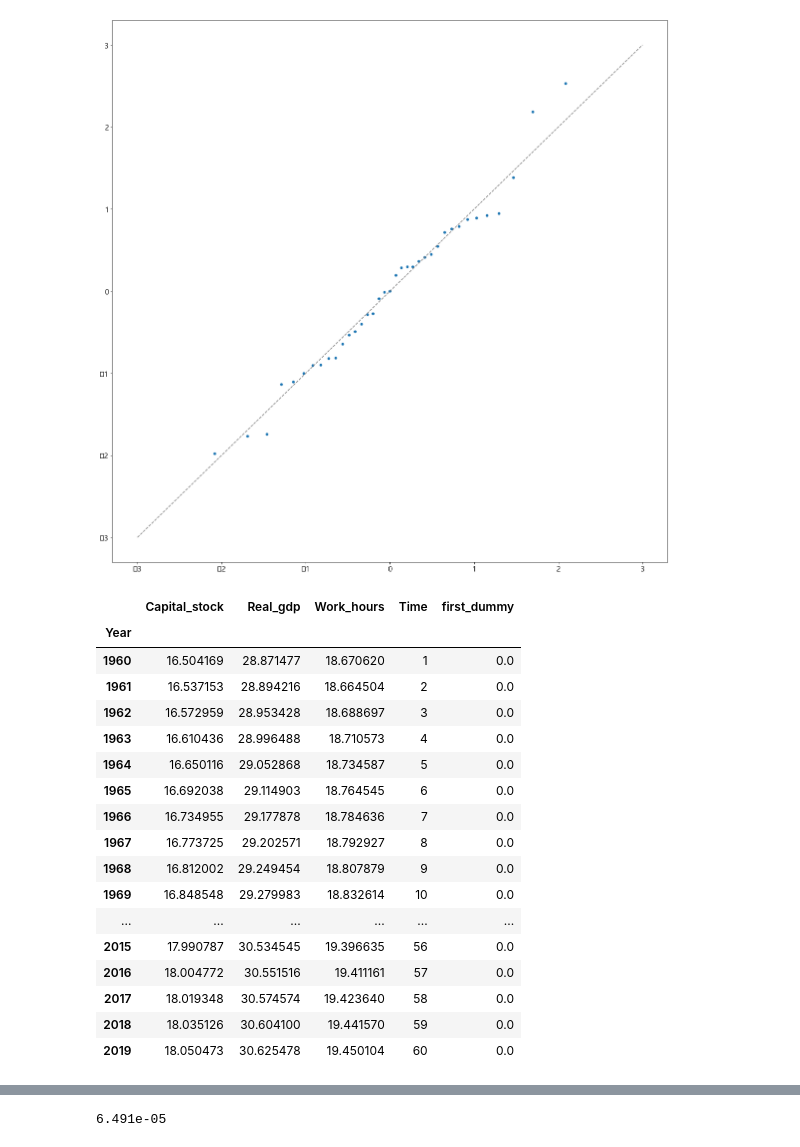
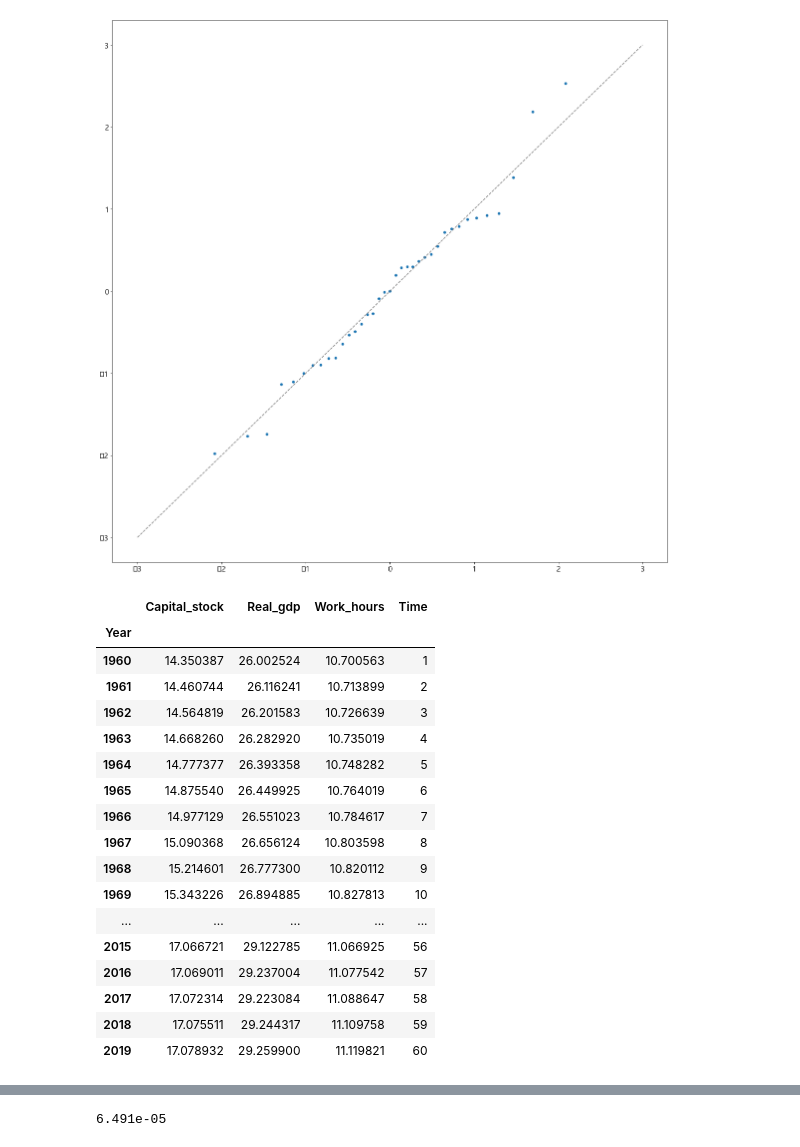
Before and after one commit to jonghwi-kim/Cobb-Douglas-production-function, a Jupyter notebook: regression.ipynb, the cells around one changed output, grey strips where cells are left out. Cells and saved outputs as stored; diff of their text form; code cells hidden in the pictures.

```diff
--- a/regression.ipynb
+++ b/regression.ipynb
@@ -9,6 +12,6 @@ import seaborn as sns
 # %%
-real_gdp_log = pd.read_csv("real_gdp_log.csv", index_col="Year")
-total_work_hours_log = pd.read_csv("total_work_hours_log2.csv", index_col="Year")
-capital_stock_log = pd.read_csv("capital_stock_log.csv", index_col="Year")
+real_gdp_log = pd.read_csv("preprocessed_data/real_gdp_log.csv", index_col="Year")
+total_work_hours_log = pd.read_csv("preprocessed_data/total_work_hours_log.csv", index_col="Year")
+capital_stock_log = pd.read_csv("preprocessed_data/capital_stock_log.csv", index_col="Year")
 
-employment = pd.read_csv("employment.csv", index_col="Year")
+#employment = pd.read_csv("employment.csv", index_col="Year")
@@ -336,29 +722,27 @@ plt.plot([-3, 3], [-3, 3], '--', color='grey')
 [<matplotlib.lines.Line2D at 0x...>]
 [figure]
 # %%
-usa = pd.concat([capital_stock_log['USA'], real_gdp_log['United States'], total_work_hours_log['USA']], axis=1)
-usa.columns = ['Capital_stock', 'Real_gdp', 'Work_hours']
-usa.dropna(axis=0, inplace=True)
-usa['Time'] = (range(1, len(usa)+1))
-usa['first_dummy'] = np.zeros(len(usa))
-usa.at[1982:1984, 'first_dummy'] =1
-usa
+japan = pd.concat([capital_stock_log['Japan'], real_gdp_log['Japan'], np.log(employment['Japan'])], axis=1)
+japan.columns = ['Capital_stock', 'Real_gdp', 'Work_hours']
+japan.dropna(axis=0, inplace=True)
+japan['Time'] = range(1, len(japan)+1)
+japan
 # %% [output]
-|  | Capital_stock | Real_gdp | Work_hours | Time | first_dummy |
-| Year |  |  |  |  |  |
-| 1960 | 16.504169 | 28.871477 | 18.670620 | 1 | 0.0 |
-| 1961 | 16.537153 | 28.894216 | 18.664504 | 2 | 0.0 |
-| 1962 | 16.572959 | 28.953428 | 18.688697 | 3 | 0.0 |
-| 1963 | 16.610436 | 28.996488 | 18.710573 | 4 | 0.0 |
-| 1964 | 16.650116 | 29.052868 | 18.734587 | 5 | 0.0 |
-| 1965 | 16.692038 | 29.114903 | 18.764545 | 6 | 0.0 |
-| 1966 | 16.734955 | 29.177878 | 18.784636 | 7 | 0.0 |
-| 1967 | 16.773725 | 29.202571 | 18.792927 | 8 | 0.0 |
-| 1968 | 16.812002 | 29.249454 | 18.807879 | 9 | 0.0 |
-| 1969 | 16.848548 | 29.279983 | 18.832614 | 10 | 0.0 |
-| ... | ... | ... | ... | ... | ... |
-| 2015 | 17.990787 | 30.534545 | 19.396635 | 56 | 0.0 |
-| 2016 | 18.004772 | 30.551516 | 19.411161 | 57 | 0.0 |
-| 2017 | 18.019348 | 30.574574 | 19.423640 | 58 | 0.0 |
-| 2018 | 18.035126 | 30.604100 | 19.441570 | 59 | 0.0 |
-| 2019 | 18.050473 | 30.625478 | 19.450104 | 60 | 0.0 |
+|  | Capital_stock | Real_gdp | Work_hours | Time |
+| Year |  |  |  |  |
+| 1960 | 14.350387 | 26.002524 | 10.700563 | 1 |
+| 1961 | 14.460744 | 26.116241 | 10.713899 | 2 |
+| 1962 | 14.564819 | 26.201583 | 10.726639 | 3 |
+| 1963 | 14.668260 | 26.282920 | 10.735019 | 4 |
+| 1964 | 14.777377 | 26.393358 | 10.748282 | 5 |
+| 1965 | 14.875540 | 26.449925 | 10.764019 | 6 |
+| 1966 | 14.977129 | 26.551023 | 10.784617 | 7 |
+| 1967 | 15.090368 | 26.656124 | 10.803598 | 8 |
+| 1968 | 15.214601 | 26.777300 | 10.820112 | 9 |
+| 1969 | 15.343226 | 26.894885 | 10.827813 | 10 |
+| ... | ... | ... | ... | ... |
+| 2015 | 17.066721 | 29.122785 | 11.066925 | 56 |
+| 2016 | 17.069011 | 29.237004 | 11.077542 | 57 |
+| 2017 | 17.072314 | 29.223084 | 11.088647 | 58 |
+| 2018 | 17.075511 | 29.244317 | 11.109758 | 59 |
+| 2019 | 17.078932 | 29.259900 | 11.119821 | 60 |
```
Also changed, not shown: parts of 46 cells of this notebook.
